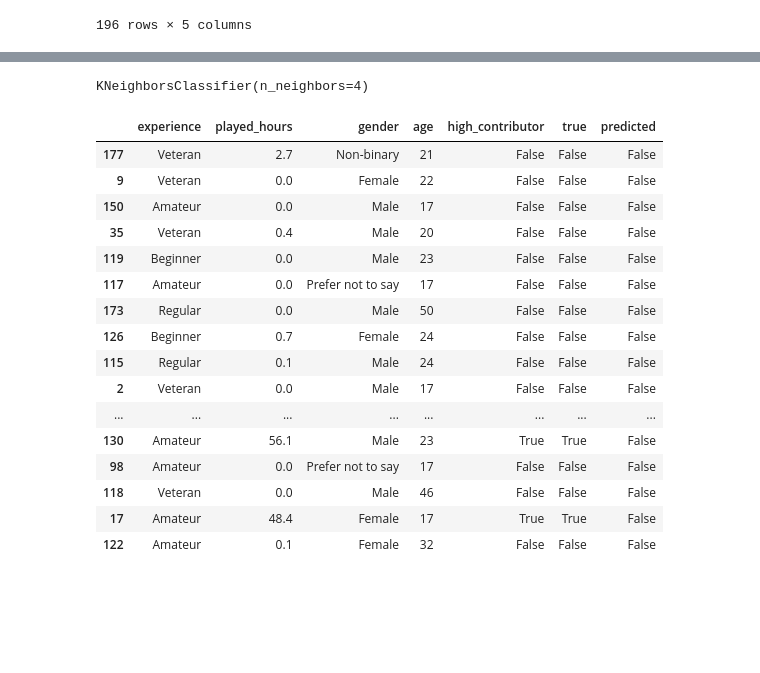
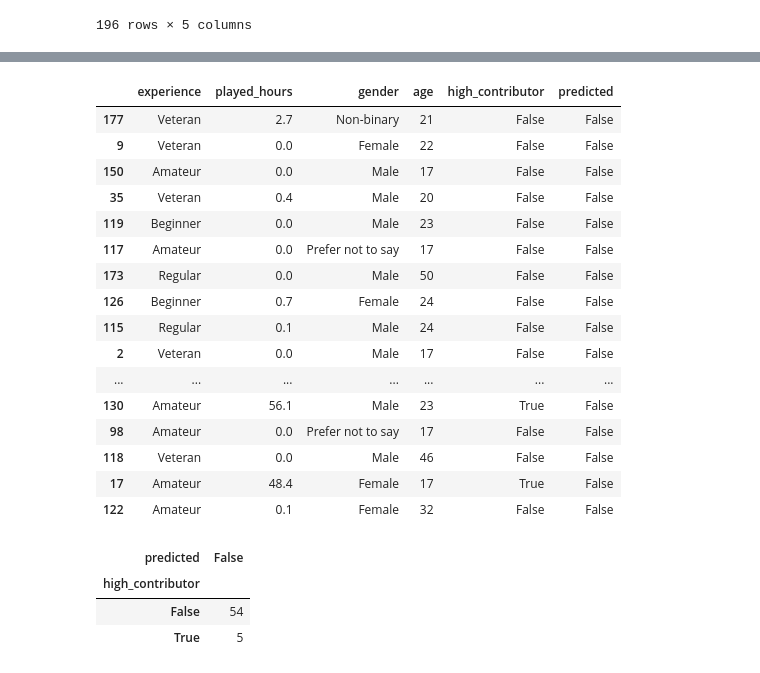
Before and after one commit to SamsonTan14/dsciindividualproject, a Jupyter notebook: final_project.ipynb, the cells around one changed output, grey strips where cells are left out. Saved outputs shown, nothing was run; the diff lists cells and outputs as text; code cells hidden in the pictures; blank space fills up the shorter version.

Commit message:
added scaler

```diff
--- a/final_project.ipynb
+++ b/final_project.ipynb
@@ -56,7 +56,7 @@ Indicates that data is very right tailed: large data contributors likely are bel
 Therefore I will choose significant data collection to be >3 hours played.  (can change if we wanna make it lower but I don't think we should make it any higher.)
 # %%
 np.random.seed(424242)
-players = players.assign(high_contributor = players['played_hours'] > 3)
+players = players.assign(high_contributor = players['played_hours'] >= 3)
 players
 # %% [output]
 |  | experience | played_hours | gender | age | high_contributor |
@@ -107,37 +107,49 @@ cross_val_plot
 # %% [output]
 [interactive output not drawn]
 # %%
+# make classifier
+spec = KNeighborsClassifier(n_neighbors=4)
 
+preprocessor = make_column_transformer((StandardScaler(), ['age']))
 
-spec = KNeighborsClassifier(n_neighbors=4)
-fit = spec.fit(X, y)
+pipe = make_pipeline(preprocessor, spec)
 
-fit
+fit = pipe.fit(X, y)
-# %% [output]
-KNeighborsClassifier(n_neighbors=4)
 # %%
-#predicted = fit.predict(X_test)
-#predicted
+# predict high contributor
 
 contribution_df = test.assign(
-    true = players['high_contributor'],
-    predicted = fit.predict(X_test)
+    predicted = pipe.predict(X_test)
 )
+
+contribution_df
 # %% [output]
-|  | experience | played_hours | gender | age | high_contributor | true | predicted |
-| 177 | Veteran | 2.7 | Non-binary | 21 | False | False | False |
-| 9 | Veteran | 0.0 | Female | 22 | False | False | False |
-| 150 | Amateur | 0.0 | Male | 17 | False | False | False |
-| 35 | Veteran | 0.4 | Male | 20 | False | False | False |
-| 119 | Beginner | 0.0 | Male | 23 | False | False | False |
-| 117 | Amateur | 0.0 | Prefer not to say | 17 | False | False | False |
-| 173 | Regular | 0.0 | Male | 50 | False | False | False |
-| 126 | Beginner | 0.7 | Female | 24 | False | False | False |
-| 115 | Regular | 0.1 | Male | 24 | False | False | False |
-| 2 | Veteran | 0.0 | Male | 17 | False | False | False |
-| ... | ... | ... | ... | ... | ... | ... | ... |
-| 130 | Amateur | 56.1 | Male | 23 | True | True | False |
-| 98 | Amateur | 0.0 | Prefer not to say | 17 | False | False | False |
-| 118 | Veteran | 0.0 | Male | 46 | False | False | False |
-| 17 | Amateur | 48.4 | Female | 17 | True | True | False |
-| 122 | Amateur | 0.1 | Female | 32 | False | False | False |
+|  | experience | played_hours | gender | age | high_contributor | predicted |
+| 177 | Veteran | 2.7 | Non-binary | 21 | False | False |
+| 9 | Veteran | 0.0 | Female | 22 | False | False |
+| 150 | Amateur | 0.0 | Male | 17 | False | False |
+| 35 | Veteran | 0.4 | Male | 20 | False | False |
+| 119 | Beginner | 0.0 | Male | 23 | False | False |
+| 117 | Amateur | 0.0 | Prefer not to say | 17 | False | False |
+| 173 | Regular | 0.0 | Male | 50 | False | False |
+| 126 | Beginner | 0.7 | Female | 24 | False | False |
+| 115 | Regular | 0.1 | Male | 24 | False | False |
+| 2 | Veteran | 0.0 | Male | 17 | False | False |
+| ... | ... | ... | ... | ... | ... | ... |
+| 130 | Amateur | 56.1 | Male | 23 | True | False |
+| 98 | Amateur | 0.0 | Prefer not to say | 17 | False | False |
+| 118 | Veteran | 0.0 | Male | 46 | False | False |
+| 17 | Amateur | 48.4 | Female | 17 | True | False |
+| 122 | Amateur | 0.1 | Female | 32 | False | False |
+# %%
+# crosstab
+
+pd.crosstab(
+    contribution_df['high_contributor'],
+    contribution_df['predicted']
+)
+# %% [output]
+| predicted | False |
+| high_contributor |  |
+| False | 54 |
+| True | 5 |
```
